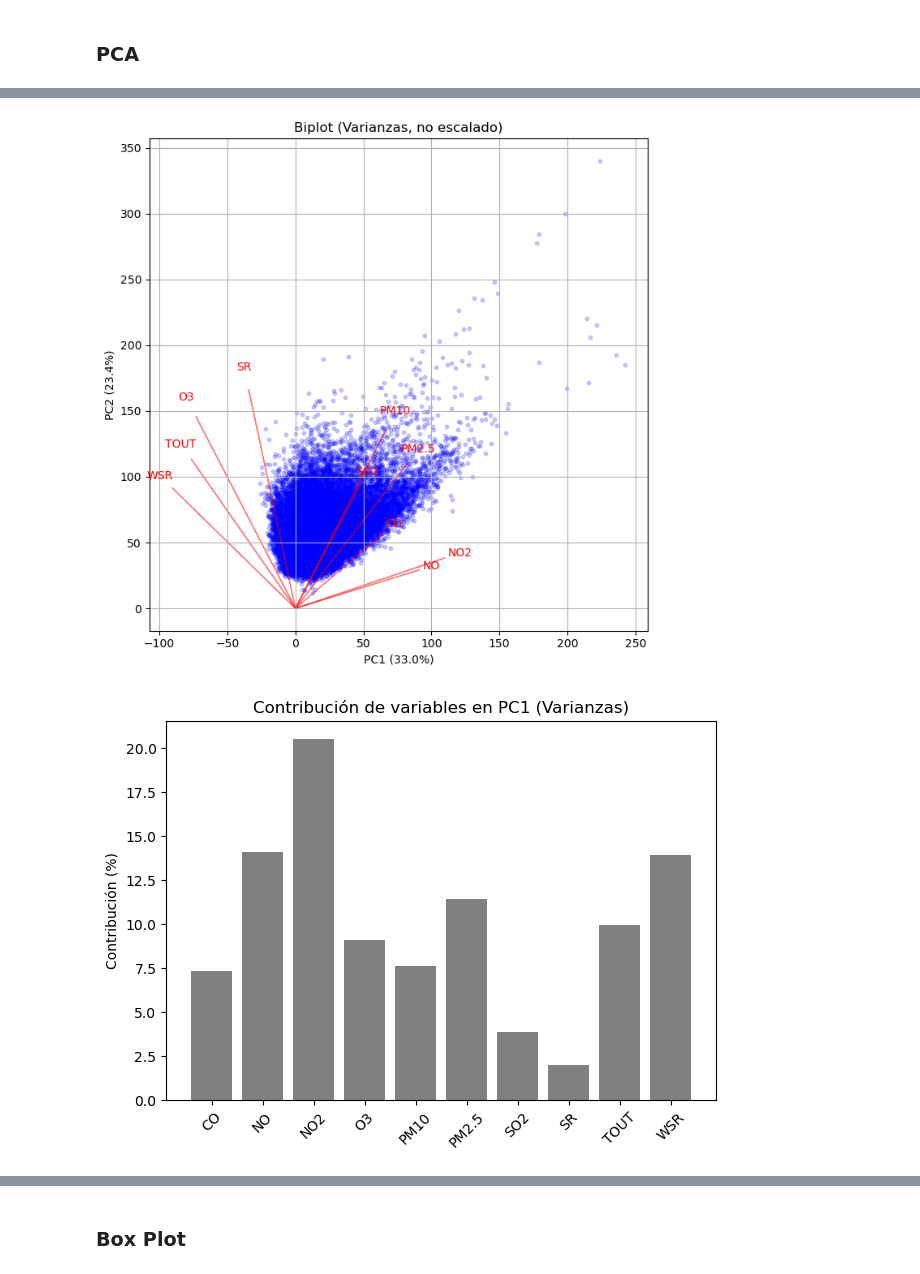
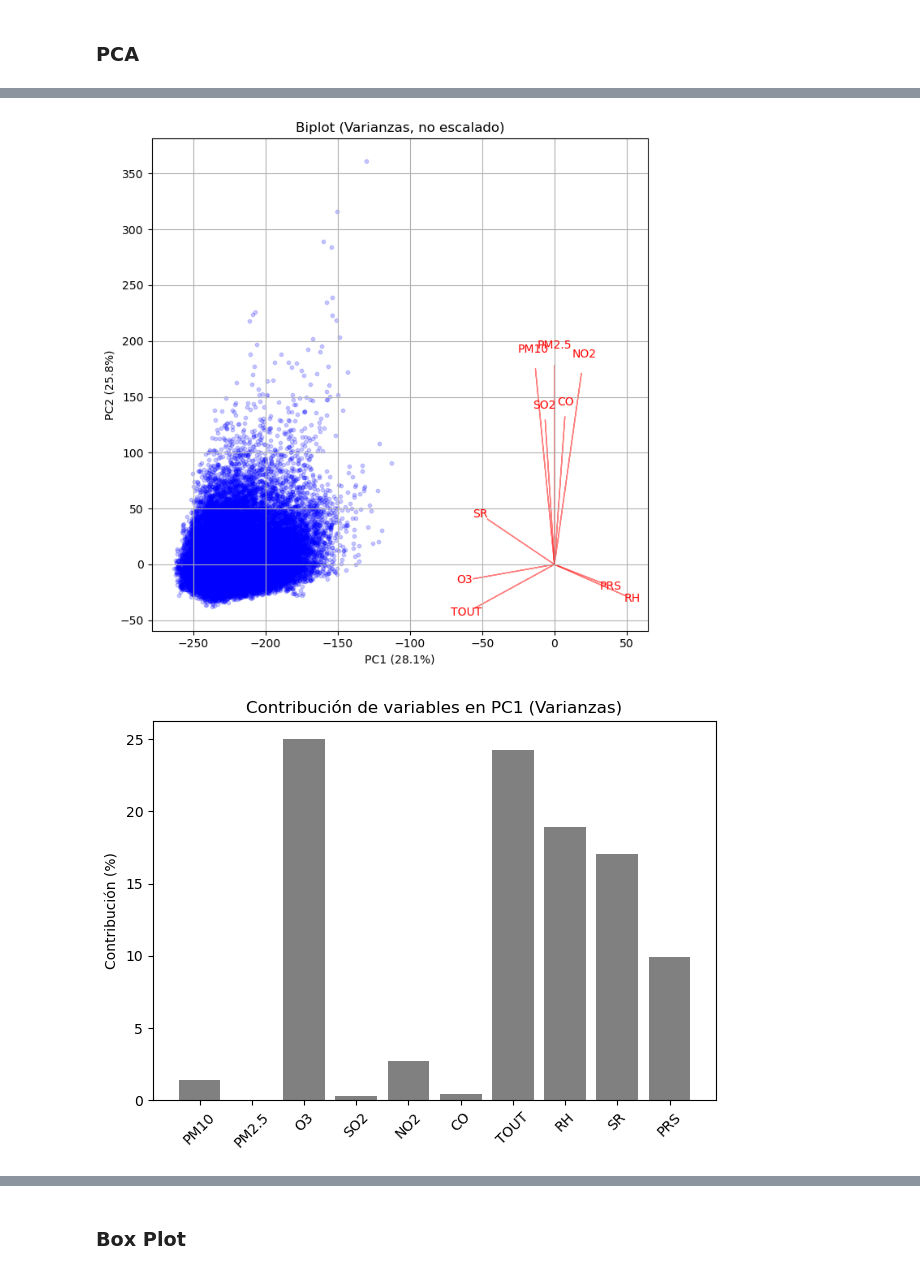
Before and after one commit to a01781585/Reto_MA2003B, a Jupyter notebook: Calidad_Aire_y_Contaminantes_ZMM.ipynb, the cells around one changed output, grey strips where cells are left out. Cells and saved outputs as stored; diff of their text form; code cells hidden in the pictures.

```diff
--- a/Calidad_Aire_y_Contaminantes_ZMM.ipynb
+++ b/Calidad_Aire_y_Contaminantes_ZMM.ipynb
@@ -815,7 +812,8 @@ plt.show()
 # %% [markdown]
 ### PCA
 # %%
-cols_pca = ['CO', 'NO', 'NO2', 'O3', 'PM10', 'PM2.5', 'SO2', 'SR', 'TOUT', 'WSR']
+cols_pca = ['PM10', 'PM2.5', 'O3', 'SO2','NO2','CO','TOUT','RH','SR','PRS']
+
 X = df[cols_pca].dropna()
 
 # 1. Matriz de Varianza-Covarianza
@@ -955,2 +953,2 @@ Matriz de correlación:
-[figure, old version]
+[figure, new version]
-[figure, old version]
+[figure, new version]
```
Also changed, not shown: parts of 15 cells of this notebook, 6 other files.
